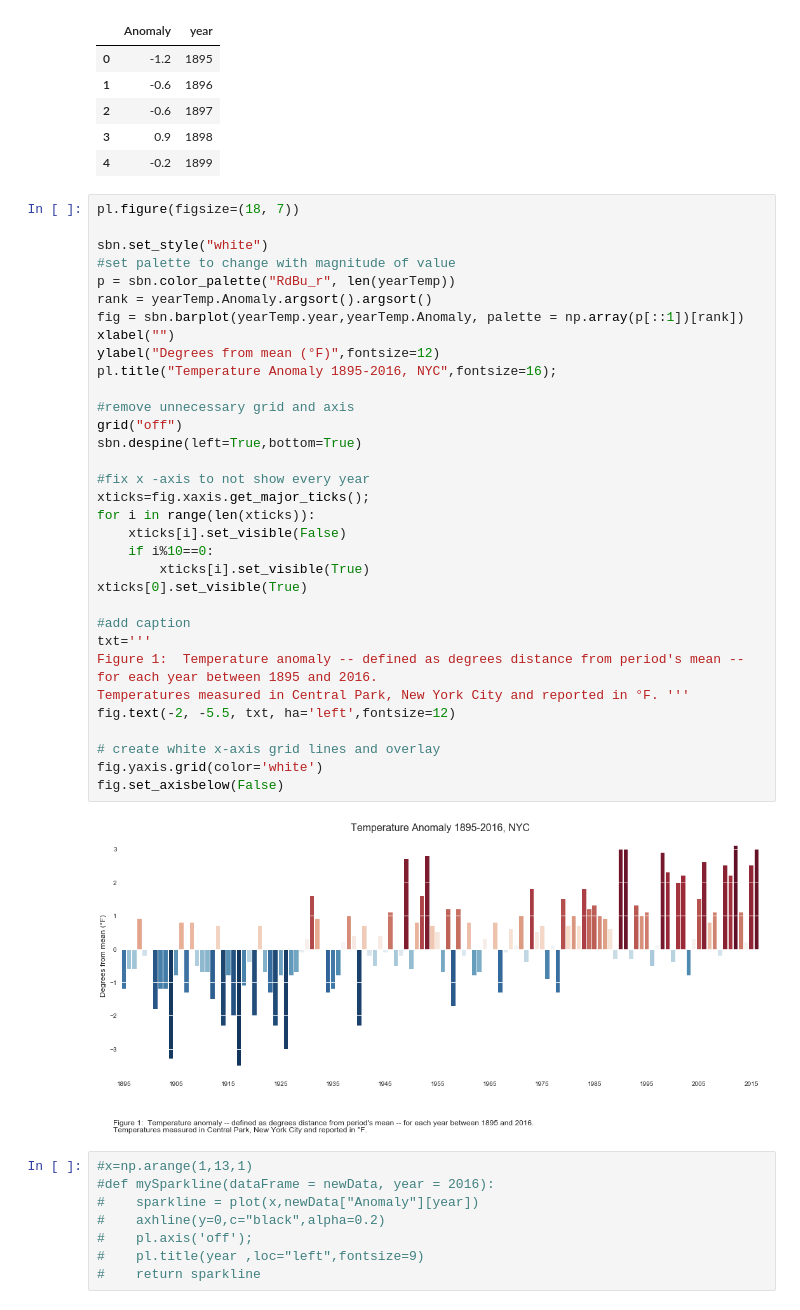
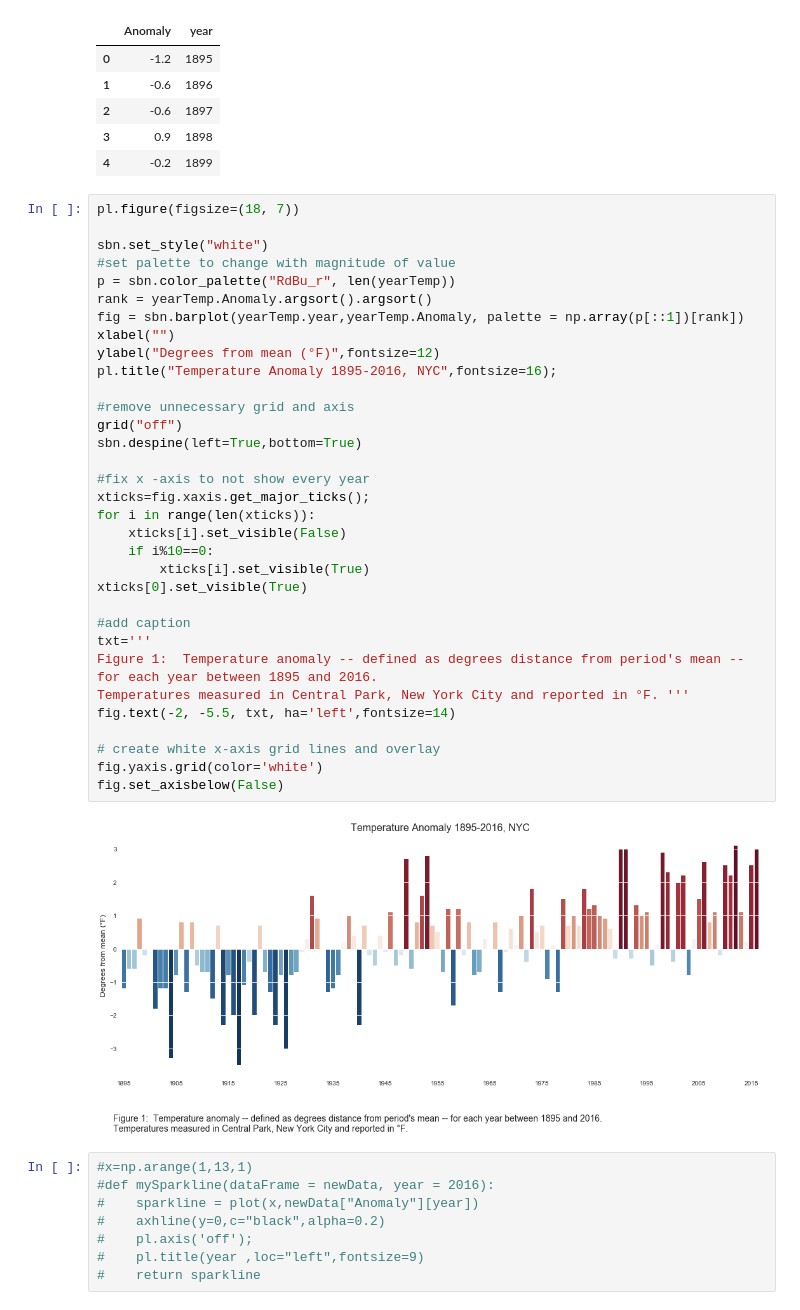
Before and after one commit to biabbiassago/PUI2017_bb1569, a Jupyter notebook: HW8_bb1569/HW8plot_bb1569.ipynb, the cells around one changed output. Cells and saved outputs as stored; diff of their text form.

```diff
--- a/HW8_bb1569/HW8plot_bb1569.ipynb
+++ b/HW8_bb1569/HW8plot_bb1569.ipynb
@@ -51,35 +51,35 @@ pl.figure(figsize=(18, 7))
 sbn.set_style("white")
 #set palette to change with magnitude of value
 p = sbn.color_palette("RdBu_r", len(yearTemp))
 rank = yearTemp.Anomaly.argsort().argsort()
 fig = sbn.barplot(yearTemp.year,yearTemp.Anomaly, palette = np.array(p[::1])[rank])
 xlabel("")
 ylabel("Degrees from mean (°F)",fontsize=12)
 pl.title("Temperature Anomaly 1895-2016, NYC",fontsize=16);
 
 #remove unnecessary grid and axis
 grid("off")
 sbn.despine(left=True,bottom=True)
 
 #fix x -axis to not show every year
 xticks=fig.xaxis.get_major_ticks();
 for i in range(len(xticks)):
     xticks[i].set_visible(False)
     if i%10==0:
         xticks[i].set_visible(True)
 xticks[0].set_visible(True)
 
 #add caption
 txt='''
 Figure 1:  Temperature anomaly -- defined as degrees distance from period's mean -- for each year between 1895 and 2016.
 Temperatures measured in Central Park, New York City and reported in °F. '''
-fig.text(-2, -5.5, txt, ha='left',fontsize=12)
+fig.text(-2, -5.5, txt, ha='left',fontsize=14)
 
 # create white x-axis grid lines and overlay
 fig.yaxis.grid(color='white')
 fig.set_axisbelow(False)
 # %% [output]
-[figure, old version]
+[figure, new version]
 # %%
 #x=np.arange(1,13,1)
 #def mySparkline(dataFrame = newData, year = 2016):
```
Also changed, not shown: 1 other file.
